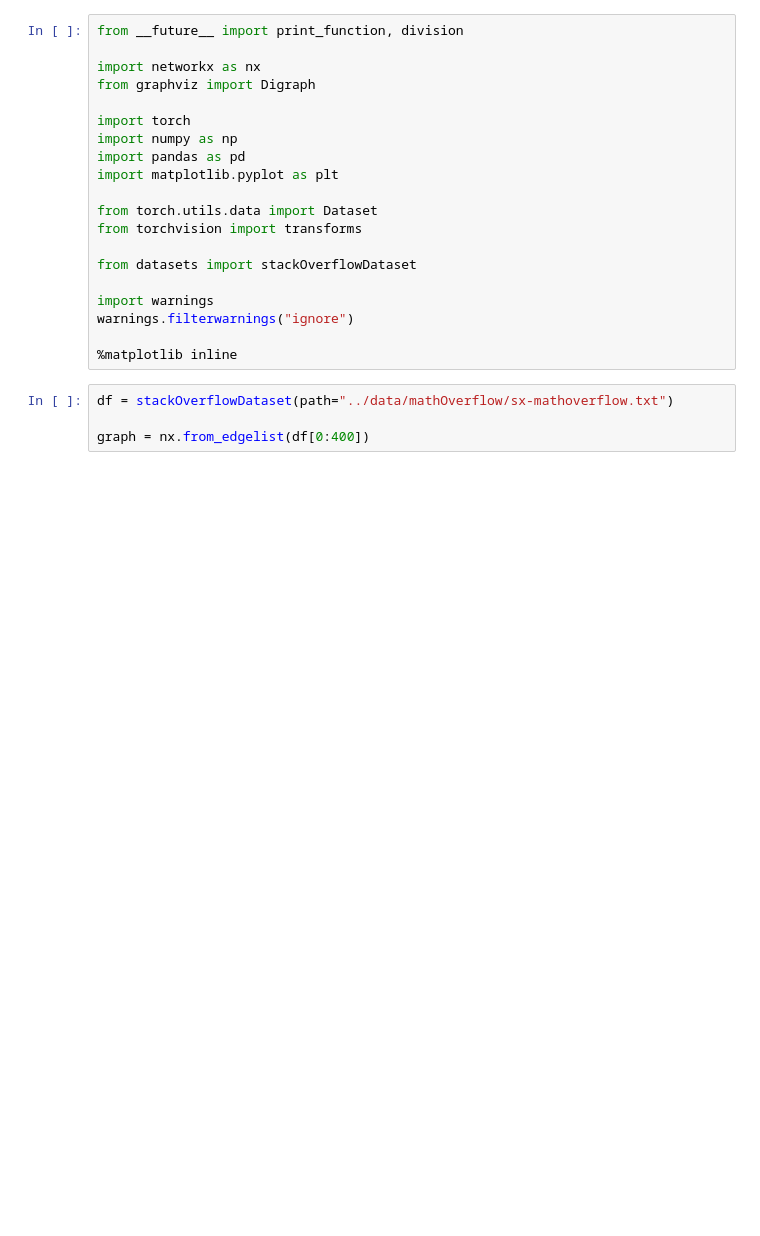
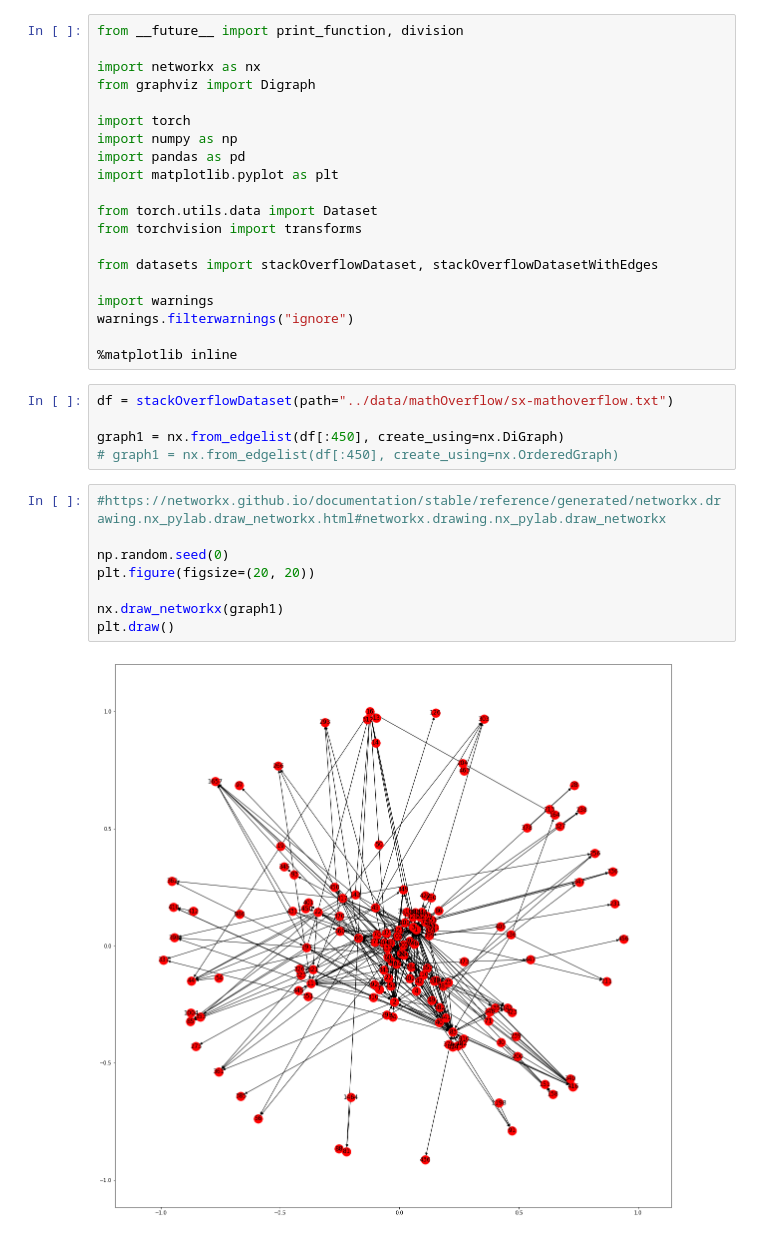
Before and after one commit to akan72/comp790, a Jupyter notebook: scripts/visualizeNetwork.ipynb, the cells around one changed output. Drawn from its saved outputs; the diff is of its cells as text; blank space fills up the shorter version.

```diff
--- a/scripts/visualizeNetwork.ipynb
+++ b/scripts/visualizeNetwork.ipynb
@@ -12,7 +12,7 @@ import matplotlib.pyplot as plt
 from torch.utils.data import Dataset
 from torchvision import transforms
 
-from datasets import stackOverflowDataset
+from datasets import stackOverflowDataset, stackOverflowDatasetWithEdges
 
 import warnings
 warnings.filterwarnings("ignore")
@@ -21,4 +21,15 @@ warnings.filterwarnings("ignore")
 # %%
 df = stackOverflowDataset(path="../data/mathOverflow/sx-mathoverflow.txt")
 
-graph = nx.from_edgelist(df[0:400])
+graph1 = nx.from_edgelist(df[:450], create_using=nx.DiGraph)
+# graph1 = nx.from_edgelist(df[:450], create_using=nx.OrderedGraph)
+# %%
+#https://networkx.github.io/documentation/stable/reference/generated/networkx.drawing.nx_pylab.draw_networkx.html#networkx.drawing.nx_pylab.draw_networkx
+
+np.random.seed(0)
+plt.figure(figsize=(20, 20))
+
+nx.draw_networkx(graph1)
+plt.draw()
+# %% [output]
+[figure, added]
```
Also changed, not shown: parts of 11 cells of this notebook, 4 other files.
